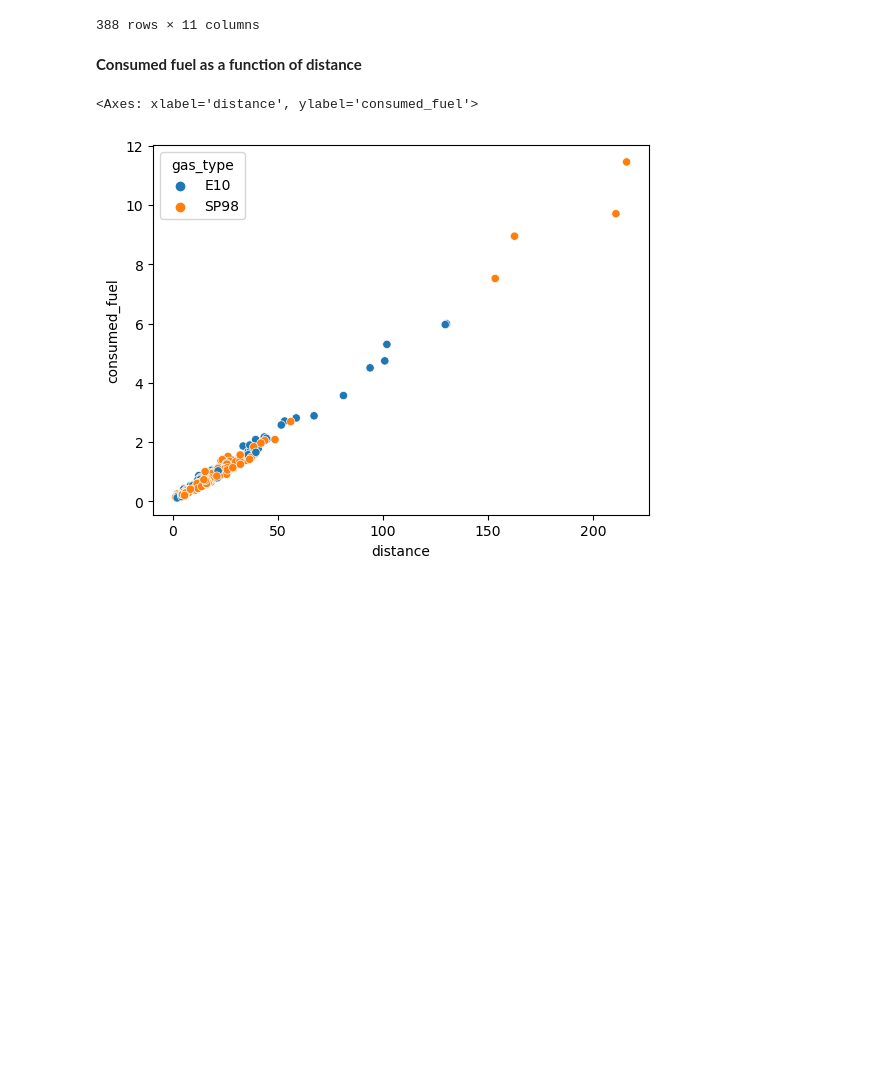
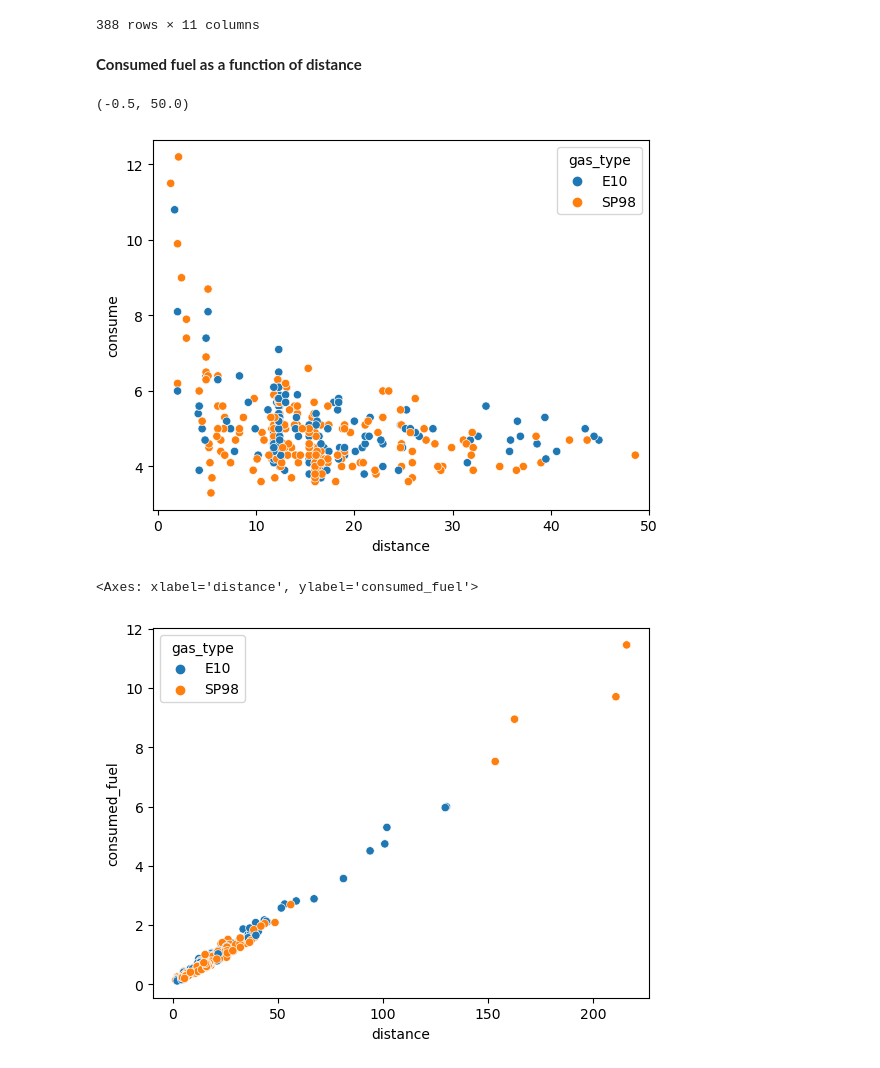
Before and after one commit to Beata2307/technical_challenge_DA, a Jupyter notebook: Technical_challenge.ipynb, the cells around one changed output. Saved outputs shown, nothing was run; the diff lists cells and outputs as text; code cells hidden in the pictures; blank space fills up the shorter version.

```diff
--- a/Technical_challenge.ipynb
+++ b/Technical_challenge.ipynb
@@ -266,6 +266,12 @@ df
 388 rows × 11 columns
 # %% [markdown]
 **Consumed fuel as a function of distance**
+# %%
+sns.scatterplot(data=df, x='distance', y='consume', hue='gas_type')
+plt.xlim(-0.5,50)
+# %% [output]
+(-0.5, 50.0)
+[figure, added]
 # %%
 sns.scatterplot(data=df, x='distance', y='consumed_fuel', hue='gas_type')
 # %% [output]
```
Also changed, not shown: parts of 2 cells of this notebook.
